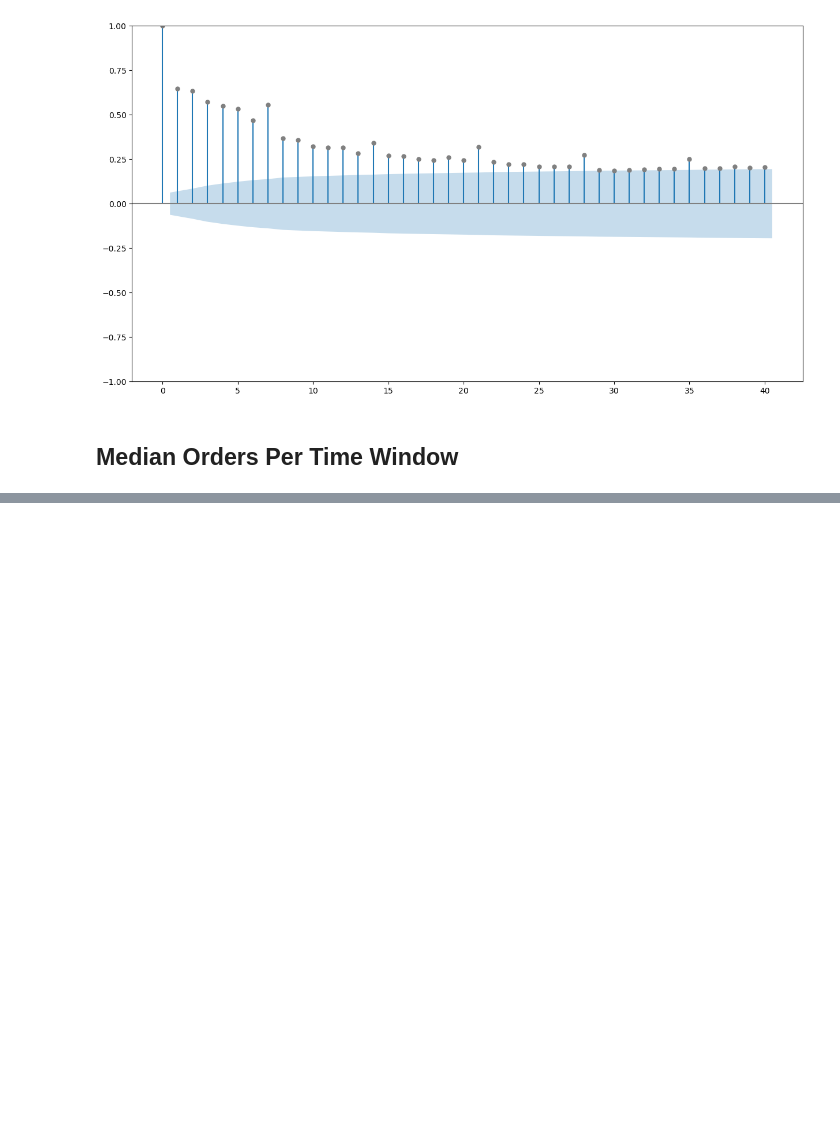
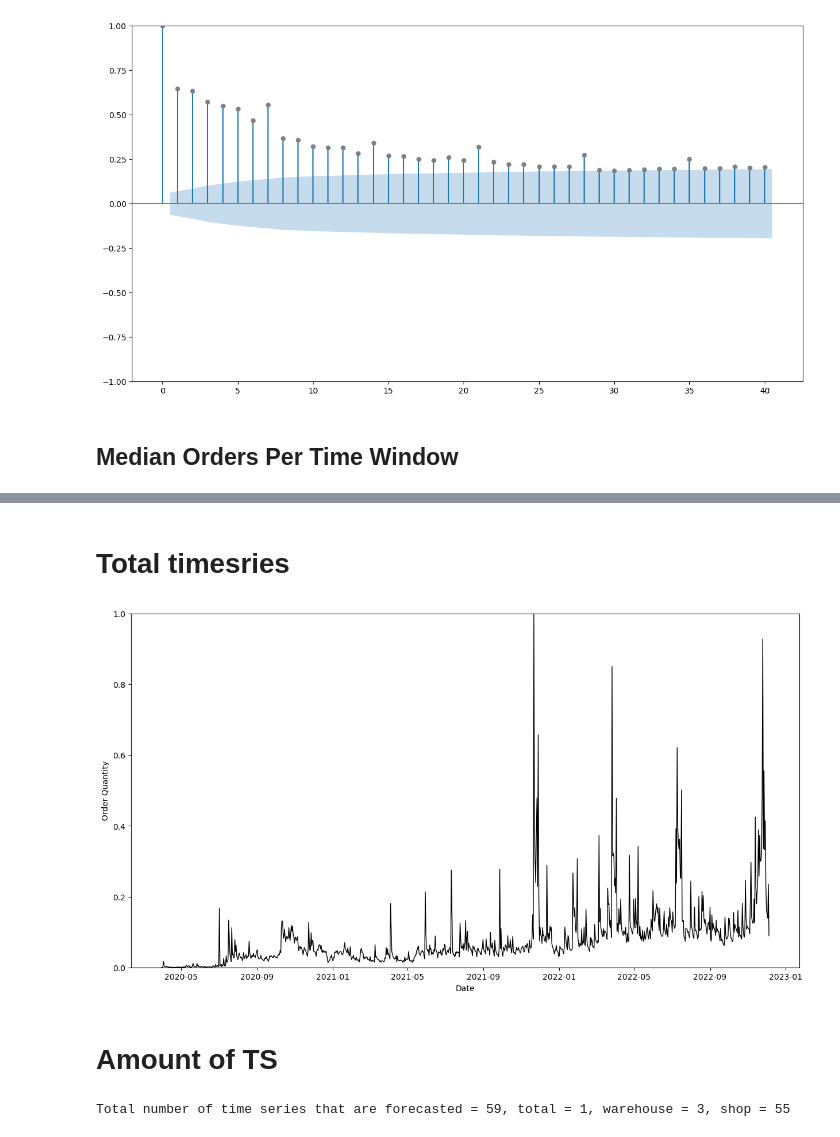
Before and after one commit to LudwigBau/Order_Forcecasting_Cost_Reduction, a Jupyter notebook: Main/notebooks/Descriptives.ipynb, the cells around one changed output, grey strips where cells are left out. Saved outputs shown, nothing was run; the diff lists cells and outputs as text; code cells hidden in the pictures; blank space fills up the shorter version.

```diff
--- a/Main/notebooks/Descriptives.ipynb
+++ b/Main/notebooks/Descriptives.ipynb
@@ -96,0 +122,51 @@ plt.show()
+# %% [markdown]
+# Total timesries
+# %%
+
+from sklearn.preprocessing import MinMaxScaler
+
+# Assuming df_c_agg is your DataFrame and it's already defined
+
+# Initialize the MinMaxScaler
+scaler = MinMaxScaler(feature_range=(0, 1))
+
+# Reshape 'quantity' for scaling (it expects a 2D array)
+quantity_scaled = scaler.fit_transform(df_c_agg['quantity'].values.reshape(-1, 1))
+
+# Replace the original 'quantity' column with the scaled data
+df_c_agg['quantity_scaled'] = quantity_scaled
+
+# Set the figure size
+plt.figure(figsize=(15, 8))
+
+# Plot the data
+plt.plot(df_c_agg['date'], df_c_agg['quantity_scaled'], color='black', lw=1)
+
+# Set the y-axis limit
+plt.ylim(0, 1)
+
+# Labeling
+plt.ylabel('Order Quantity')
+plt.xlabel('Date')
+
+# Display the plot
+plt.show()
+# %% [output]
+[figure, added]
+# %% [markdown]
+# Amount of TS
+# %%
+# calculate the number of time series that are forecasted
+
+# total = 1
+#
+# number of
+nr_total = 1
+nr_warehouse = df_c.warehouse_chain.nunique()
+nr_shop = df_c.new_customer_id.nunique()
+
+nr_ts = nr_total + nr_warehouse + nr_shop
+
+print(f"Total number of time series that are forecasted = {nr_ts}, total = {nr_total}, warehouse = {nr_warehouse}, shop = {nr_shop}")
+# %% [output]
+Total number of time series that are forecasted = 59, total = 1, warehouse = 3, shop = 55
```
Also changed, not shown: parts of 5 cells of this notebook, 17 other files.
